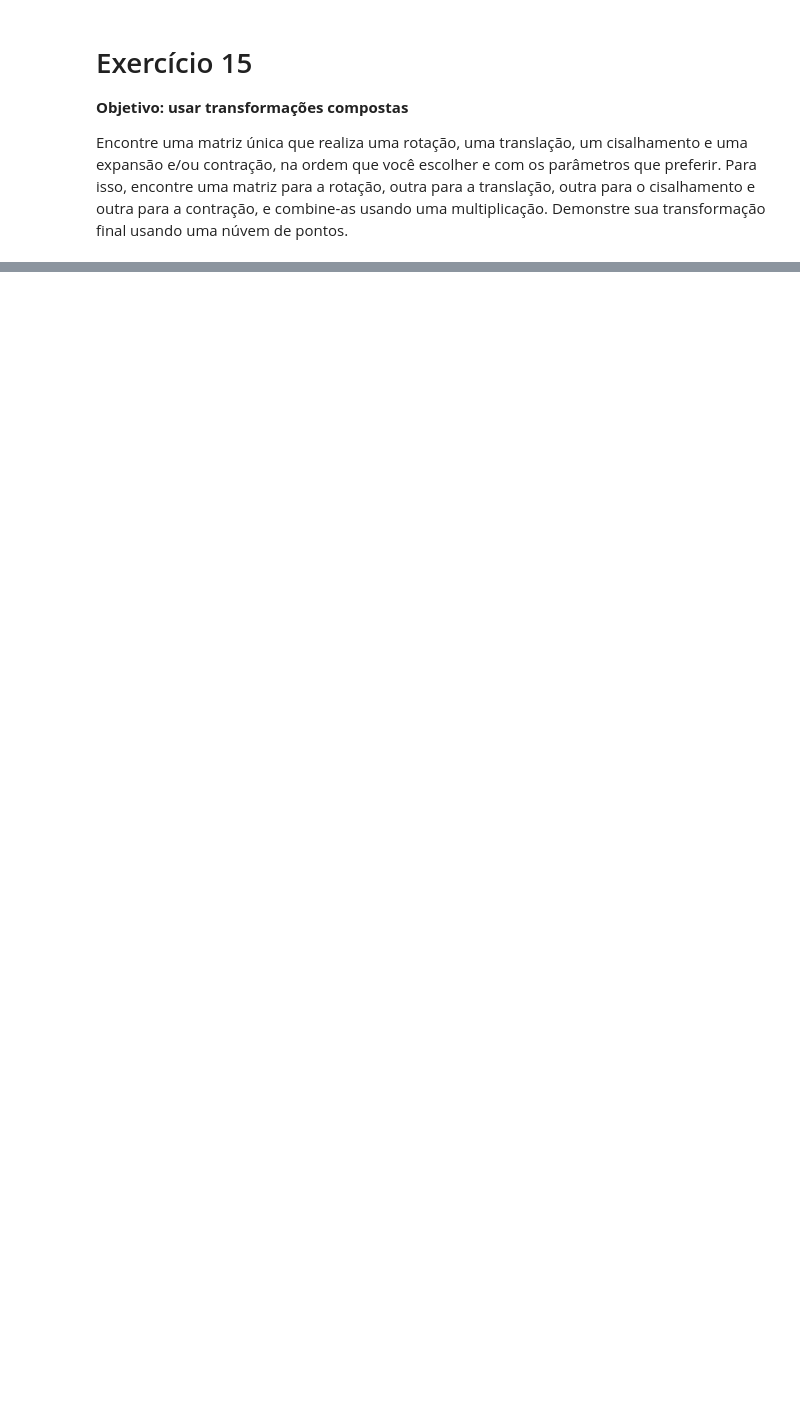
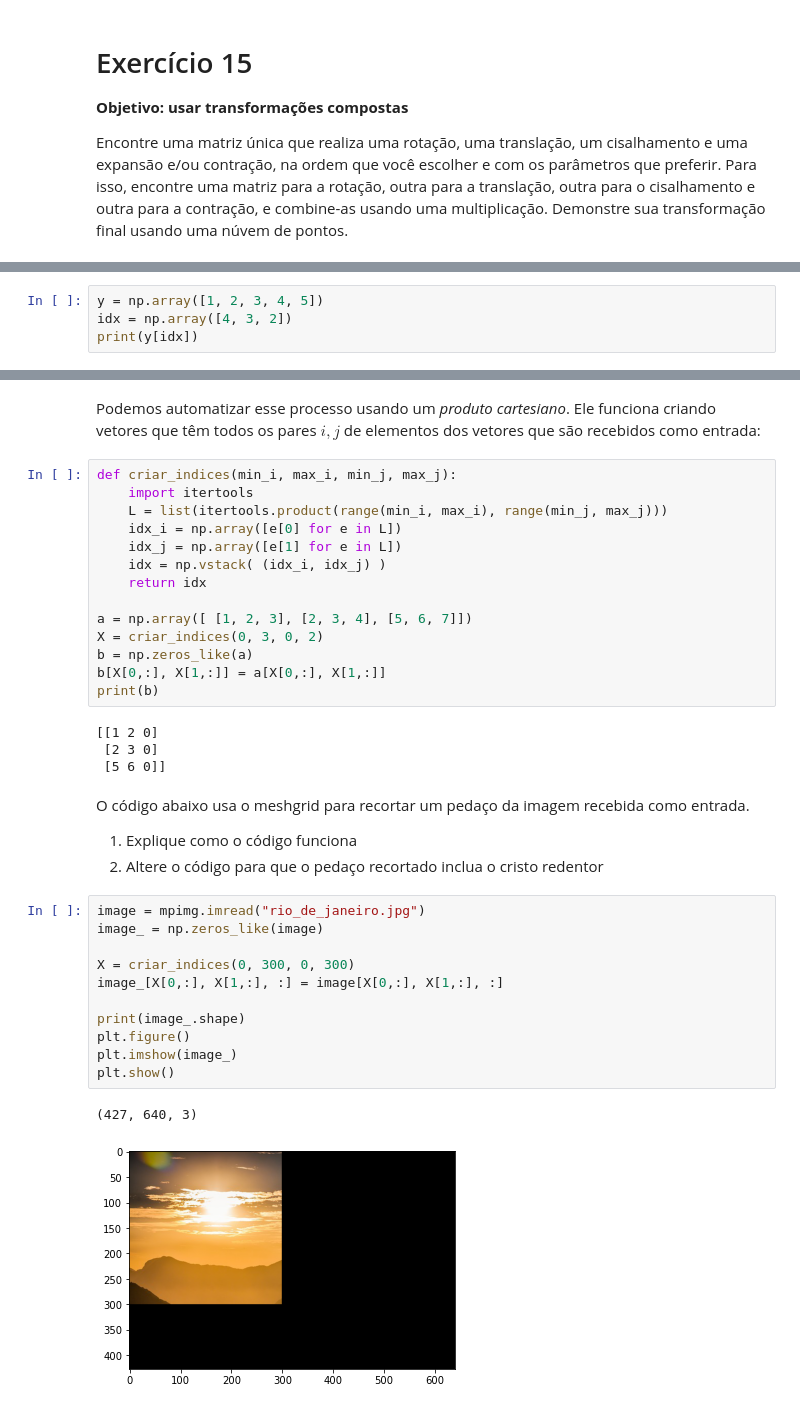
Before and after one commit to tiagoft/alglin, a Jupyter notebook: notebooks/03-geometria_analitica.ipynb, the cells around one changed output, grey strips where cells are left out. Drawn from its saved outputs; the diff is of its cells as text; blank space fills up the shorter version.

```diff
--- a/notebooks/03-geometria_analitica.ipynb
+++ b/notebooks/03-geometria_analitica.ipynb
@@ -505,0 +545,4 @@ Encontre uma matriz única que realiza uma rotação, uma translação, um cisal
+# %%
+y = np.array([1, 2, 3, 4, 5])
+idx = np.array([4, 3, 2])
+print(y[idx])
@@ -505,0 +564,39 @@ Encontre uma matriz única que realiza uma rotação, uma translação, um cisal
+# %% [markdown]
+Podemos automatizar esse processo usando um *produto cartesiano*. Ele funciona criando vetores que têm todos os pares $i,j$ de elementos dos vetores que são recebidos como entrada:
+# %%
+def criar_indices(min_i, max_i, min_j, max_j):
+    import itertools
+    L = list(itertools.product(range(min_i, max_i), range(min_j, max_j)))
+    idx_i = np.array([e[0] for e in L])
+    idx_j = np.array([e[1] for e in L])
+    idx = np.vstack( (idx_i, idx_j) )
+    return idx
+
+a = np.array([ [1, 2, 3], [2, 3, 4], [5, 6, 7]])
+X = criar_indices(0, 3, 0, 2)
+b = np.zeros_like(a)
+b[X[0,:], X[1,:]] = a[X[0,:], X[1,:]]
+print(b)
+# %% [output]
+[[1 2 0]
+ [2 3 0]
+ [5 6 0]]
+# %% [markdown]
+O código abaixo usa o meshgrid para recortar um pedaço da imagem recebida como entrada.
+
+1. Explique como o código funciona
+2. Altere o código para que o pedaço recortado inclua o cristo redentor
+# %%
+image = mpimg.imread("rio_de_janeiro.jpg")
+image_ = np.zeros_like(image)
+
+X = criar_indices(0, 300, 0, 300)
+image_[X[0,:], X[1,:], :] = image[X[0,:], X[1,:], :]
+
+print(image_.shape)
+plt.figure()
+plt.imshow(image_)
+plt.show()
+# %% [output]
+(427, 640, 3)
+[figure, added]
```
Also changed, not shown: parts of 26 cells of this notebook, 3 other files.
